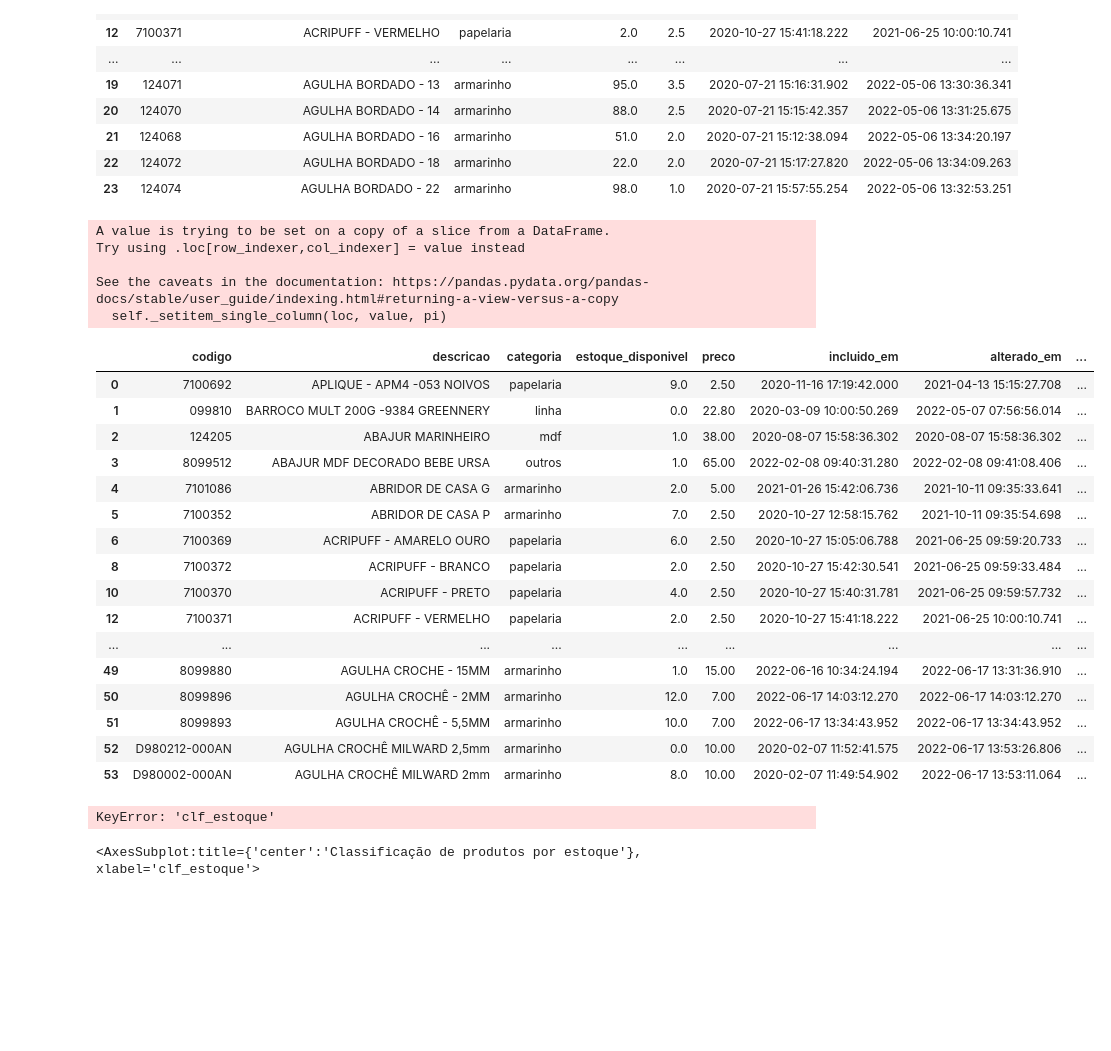
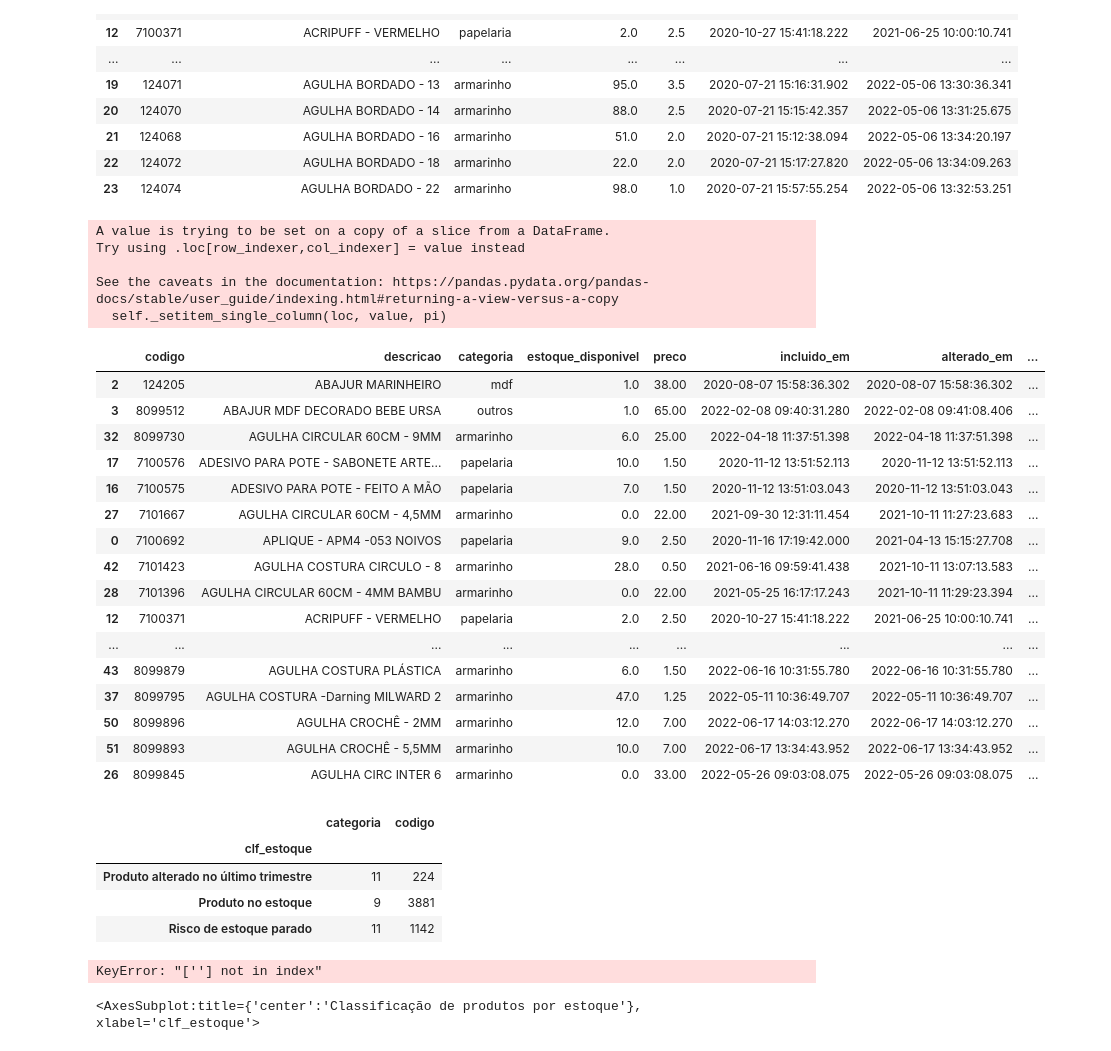
Before and after one commit to donbigode/Timeseries-prediction-model, a Jupyter notebook: Analysis/EDA.ipynb, the cells around one changed output. Saved outputs shown, nothing was run; the diff lists cells and outputs as text; code cells hidden in the pictures; blank space fills up the shorter version.

Commit message:
starting more interesting EDAs for the feature engineering

```diff
--- a/Analysis/EDA.ipynb
+++ b/Analysis/EDA.ipynb
@@ -595,57 +599,63 @@ See the caveats in the documentation: https://pandas.pydata.org/pandas-docs/stab
 # %%
 for index, row in tempo_em_estoque.iterrows():
 
         tempo_em_estoque.loc[index,'te_inicio_presente'] = (data_extracao - row['incluido_em']).days #Tempo total de estoque em dias do ínicio de inclusão até última atualização
         tempo_em_estoque.loc[index,'te_atualizacao_presente'] = (data_extracao - row['alterado_em']).days #Tempo total de estoque em dias do ínicio de inclusão até última atualização
         tempo_em_estoque.loc[index,'te_inicio_atualizacao'] = (row['alterado_em'] - row['incluido_em']).days #Tempo total de estoque em dias do ínicio de inclusão até última atualização
-        if tempo_em_estoque.loc[index,'te_atualizacao_presente'] ==  tempo_em_estoque.loc[index,'te_inicio_presente']:
-                tempo_em_estoque.loc[index,'clf_estoque'] = 'Produto novo em estoque'
-                tempo_em_estoque.loc[index,'fator_atualização'] = 0
-        #elif tempo_em_estoque.loc[index,'te_inicio_presente'] <= 120:
-        #        tempo_em_estoque.loc[index,'clf_estoque'] = 'Produto alterado no último semestre'
-        #        try:
-        #                tempo_em_estoque.loc[index,'fator_atualização'] = tempo_em_estoque.loc[index,'te_atualizacao_presente'] / tempo_em_estoque.loc[index,'te_inicio_presente']
-        #        except ZeroDivisionError:
-        #                tempo_em_estoque.loc[index,'fator_atualização'] == 0
+        if tempo_em_estoque.loc[index,'te_inicio_presente'] <= 90:
+              tempo_em_estoque.loc[index,'clf_estoque'] = 'Produto alterado no último trimestre'
+              try:
+                      tempo_em_estoque.loc[index,'fator_atualizacao'] = 1 - (tempo_em_estoque.loc[index,'te_atualizacao_presente'] / tempo_em_estoque.loc[index,'te_inicio_presente'])
+              except ZeroDivisionError:
+                        tempo_em_estoque.loc[index,'fator_atualizacao'] == 0
         elif tempo_em_estoque.loc[index,'te_inicio_presente'] > tempo_em_estoque.loc[index,'te_atualizacao_presente']:
                 tempo_em_estoque.loc[index,'clf_estoque'] = 'Produto no estoque'
-                tempo_em_estoque.loc[index,'fator_atualização'] = (tempo_em_estoque.loc[index,'te_atualizacao_presente']/tempo_em_estoque.loc[index,'te_inicio_presente'])
+                tempo_em_estoque.loc[index,'fator_atualizacao'] = (tempo_em_estoque.loc[index,'te_atualizacao_presente']/tempo_em_estoque.loc[index,'te_inicio_presente'])
         else:
                 tempo_em_estoque.loc[index,'clf_estoque'] = 'Risco de estoque parado'
-                tempo_em_estoque.loc[index,'fator_atualização'] = 1
+                tempo_em_estoque.loc[index,'fator_atualizacao'] = 1
 
 
 
 
-tempo_em_estoque.head(50).sort_values(by=['fator_atualização'], ascending=False)
+tempo_em_estoque.head(50).sort_values(by=['fator_atualizacao'], ascending=False)
 # %% [output]
 A value is trying to be set on a copy of a slice from a DataFrame.
 Try using .loc[row_indexer,col_indexer] = value instead
 
 See the caveats in the documentation: https://pandas.pydata.org/pandas-docs/stable/user_guide/indexing.html#returning-a-view-versus-a-copy
   self._setitem_single_column(loc, value, pi)
 |  | codigo | descricao | categoria | estoque_disponivel | preco | incluido_em | alterado_em | ... |
-| 0 | 7100692 | APLIQUE - APM4 -053 NOIVOS | papelaria | 9.0 | 2.50 | 2020-11-16 17:19:42.000 | 2021-04-13 15:15:27.708 | ... |
-| 1 | 099810 | BARROCO MULT 200G -9384 GREENNERY | linha | 0.0 | 22.80 | 2020-03-09 10:00:50.269 | 2022-05-07 07:56:56.014 | ... |
 | 2 | 124205 | ABAJUR MARINHEIRO | mdf | 1.0 | 38.00 | 2020-08-07 15:58:36.302 | 2020-08-07 15:58:36.302 | ... |
 | 3 | 8099512 | ABAJUR MDF DECORADO BEBE URSA | outros | 1.0 | 65.00 | 2022-02-08 09:40:31.280 | 2022-02-08 09:41:08.406 | ... |
-| 4 | 7101086 | ABRIDOR DE CASA G | armarinho | 2.0 | 5.00 | 2021-01-26 15:42:06.736 | 2021-10-11 09:35:33.641 | ... |
-| 5 | 7100352 | ABRIDOR DE CASA P | armarinho | 7.0 | 2.50 | 2020-10-27 12:58:15.762 | 2021-10-11 09:35:54.698 | ... |
-| 6 | 7100369 | ACRIPUFF - AMARELO OURO | papelaria | 6.0 | 2.50 | 2020-10-27 15:05:06.788 | 2021-06-25 09:59:20.733 | ... |
-| 8 | 7100372 | ACRIPUFF - BRANCO | papelaria | 2.0 | 2.50 | 2020-10-27 15:42:30.541 | 2021-06-25 09:59:33.484 | ... |
-| 10 | 7100370 | ACRIPUFF - PRETO | papelaria | 4.0 | 2.50 | 2020-10-27 15:40:31.781 | 2021-06-25 09:59:57.732 | ... |
+| 32 | 8099730 | AGULHA CIRCULAR 60CM - 9MM | armarinho | 6.0 | 25.00 | 2022-04-18 11:37:51.398 | 2022-04-18 11:37:51.398 | ... |
+| 17 | 7100576 | ADESIVO PARA POTE - SABONETE ARTE... | papelaria | 10.0 | 1.50 | 2020-11-12 13:51:52.113 | 2020-11-12 13:51:52.113 | ... |
+| 16 | 7100575 | ADESIVO PARA POTE - FEITO A MÃO | papelaria | 7.0 | 1.50 | 2020-11-12 13:51:03.043 | 2020-11-12 13:51:03.043 | ... |
+| 27 | 7101667 | AGULHA CIRCULAR 60CM - 4,5MM | armarinho | 0.0 | 22.00 | 2021-09-30 12:31:11.454 | 2021-10-11 11:27:23.683 | ... |
+| 0 | 7100692 | APLIQUE - APM4 -053 NOIVOS | papelaria | 9.0 | 2.50 | 2020-11-16 17:19:42.000 | 2021-04-13 15:15:27.708 | ... |
+| 42 | 7101423 | AGULHA COSTURA CIRCULO - 8 | armarinho | 28.0 | 0.50 | 2021-06-16 09:59:41.438 | 2021-10-11 13:07:13.583 | ... |
+| 28 | 7101396 | AGULHA CIRCULAR 60CM - 4MM BAMBU | armarinho | 0.0 | 22.00 | 2021-05-25 16:17:17.243 | 2021-10-11 11:29:23.394 | ... |
 | 12 | 7100371 | ACRIPUFF - VERMELHO | papelaria | 2.0 | 2.50 | 2020-10-27 15:41:18.222 | 2021-06-25 10:00:10.741 | ... |
 | ... | ... | ... | ... | ... | ... | ... | ... | ... |
-| 49 | 8099880 | AGULHA CROCHE - 15MM | armarinho | 1.0 | 15.00 | 2022-06-16 10:34:24.194 | 2022-06-17 13:31:36.910 | ... |
+| 43 | 8099879 | AGULHA COSTURA PLÁSTICA | armarinho | 6.0 | 1.50 | 2022-06-16 10:31:55.780 | 2022-06-16 10:31:55.780 | ... |
+| 37 | 8099795 | AGULHA COSTURA -Darning MILWARD 2 | armarinho | 47.0 | 1.25 | 2022-05-11 10:36:49.707 | 2022-05-11 10:36:49.707 | ... |
 | 50 | 8099896 | AGULHA CROCHÊ - 2MM | armarinho | 12.0 | 7.00 | 2022-06-17 14:03:12.270 | 2022-06-17 14:03:12.270 | ... |
 | 51 | 8099893 | AGULHA CROCHÊ - 5,5MM | armarinho | 10.0 | 7.00 | 2022-06-17 13:34:43.952 | 2022-06-17 13:34:43.952 | ... |
-| 52 | D980212-000AN | AGULHA CROCHÊ MILWARD 2,5mm | armarinho | 0.0 | 10.00 | 2020-02-07 11:52:41.575 | 2022-06-17 13:53:26.806 | ... |
-| 53 | D980002-000AN | AGULHA CROCHÊ MILWARD 2mm | armarinho | 8.0 | 10.00 | 2020-02-07 11:49:54.902 | 2022-06-17 13:53:11.064 | ... |
+| 26 | 8099845 | AGULHA CIRC INTER 6 | armarinho | 0.0 | 33.00 | 2022-05-26 09:03:08.075 | 2022-05-26 09:03:08.075 | ... |
 # %%
 classificacao_inv = tempo_em_estoque.groupby('clf_estoque').agg({'categoria': 'nunique', 'codigo': 'count'})
 classificacao_inv.head()
 # %% [output]
-KeyError: 'clf_estoque'
+|  | categoria | codigo |
+| clf_estoque |  |  |
+| Produto alterado no último trimestre | 11 | 224 |
+| Produto no estoque | 9 | 3881 |
+| Risco de estoque parado | 11 | 1142 |
+# %%
+for
+producto_por_clf = tempo_em_estoque[['clf_estoque','descricao','fator_atualizacao']].head(15).sort_values(by=['fator_atualizacao'], ascending=False)
+# %% [output]
+KeyError: "[''] not in index"
 # %%
 classificacao_inv.plot(kind='bar', title='Classificação de produtos por estoque',figsize=(10,10))
 # %% [output]
```
Also changed, not shown: parts of 2 cells of this notebook.
